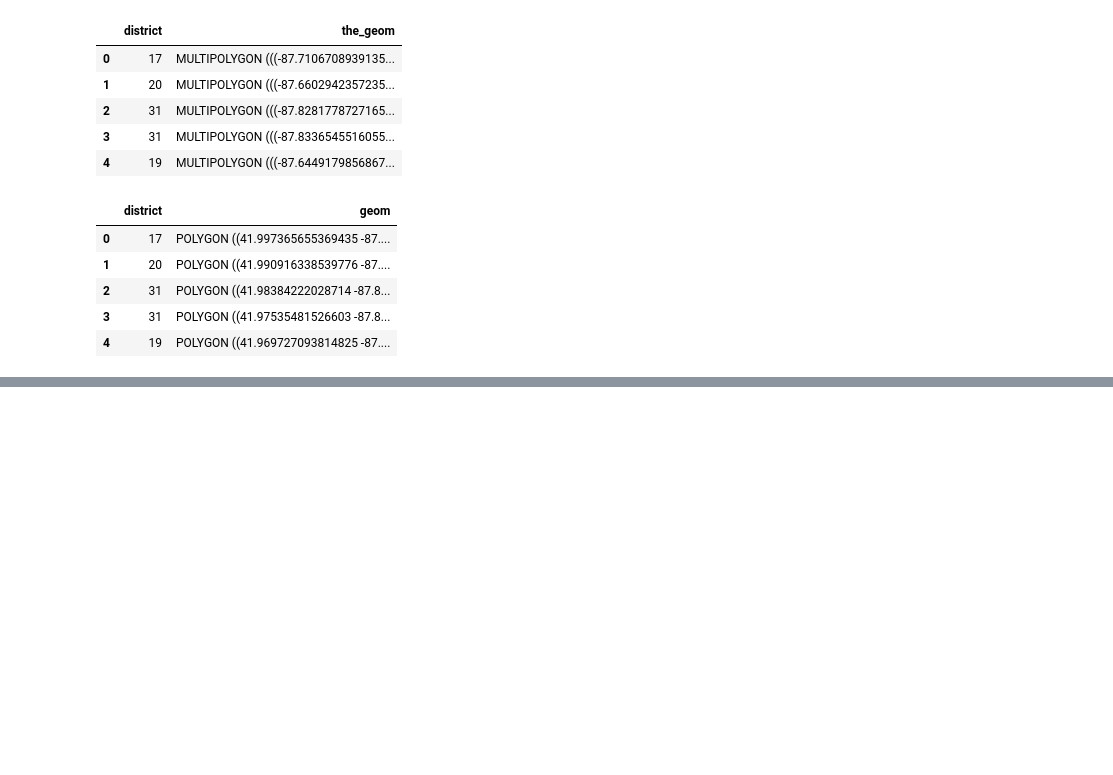
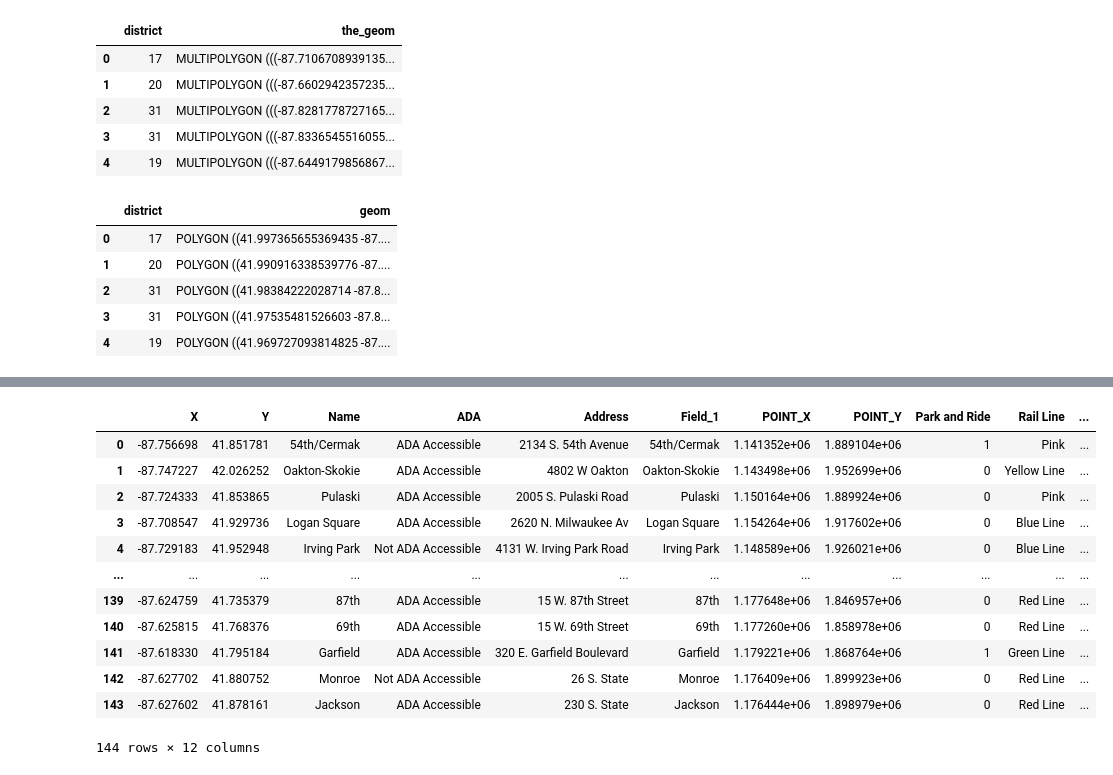
Before and after one commit to evanameyer1/Uncovering-New-Factors-In-Chicago-Crime-through-Regression-Models, a Jupyter notebook: models/notebooks/01_data_cleaning.ipynb, the cells around one changed output, grey strips where cells are left out. Saved outputs shown, nothing was run; the diff lists cells and outputs as text; code cells hidden in the pictures; blank space fills up the shorter version.

```diff
--- a/models/notebooks/01_data_cleaning.ipynb
+++ b/models/notebooks/01_data_cleaning.ipynb
@@ -1612,0 +1347,18 @@ raw_police_districts.to_csv('../../data/processed/clean_police_districts.csv', i
+# %%
+raw_train_stations = pd.read_csv('../../data/raw/raw_train_stations.csv')
+# %%
+raw_train_stations
+# %% [output]
+|  | X | Y | Name | ADA | Address | Field_1 | POINT_X | POINT_Y | Park and Ride | Rail Line | ... |
+| 0 | -87.756698 | 41.851781 | 54th/Cermak | ADA Accessible | 2134 S. 54th Avenue | 54th/Cermak | 1.141352e+06 | 1.889104e+06 | 1 | Pink | ... |
+| 1 | -87.747227 | 42.026252 | Oakton-Skokie | ADA Accessible | 4802 W Oakton | Oakton-Skokie | 1.143498e+06 | 1.952699e+06 | 0 | Yellow Line | ... |
+| 2 | -87.724333 | 41.853865 | Pulaski | ADA Accessible | 2005 S. Pulaski Road | Pulaski | 1.150164e+06 | 1.889924e+06 | 0 | Pink | ... |
+| 3 | -87.708547 | 41.929736 | Logan Square | ADA Accessible | 2620 N. Milwaukee Av | Logan Square | 1.154264e+06 | 1.917602e+06 | 0 | Blue Line | ... |
+| 4 | -87.729183 | 41.952948 | Irving Park | Not ADA Accessible | 4131 W. Irving Park Road | Irving Park | 1.148589e+06 | 1.926021e+06 | 0 | Blue Line | ... |
+| ... | ... | ... | ... | ... | ... | ... | ... | ... | ... | ... | ... |
+| 139 | -87.624759 | 41.735379 | 87th | ADA Accessible | 15 W. 87th Street | 87th | 1.177648e+06 | 1.846957e+06 | 0 | Red Line | ... |
+| 140 | -87.625815 | 41.768376 | 69th | ADA Accessible | 15 W. 69th Street | 69th | 1.177260e+06 | 1.858978e+06 | 0 | Red Line | ... |
+| 141 | -87.618330 | 41.795184 | Garfield | ADA Accessible | 320 E. Garfield Boulevard | Garfield | 1.179221e+06 | 1.868764e+06 | 1 | Green Line | ... |
+| 142 | -87.627702 | 41.880752 | Monroe | Not ADA Accessible | 26 S. State | Monroe | 1.176409e+06 | 1.899923e+06 | 0 | Red Line | ... |
+| 143 | -87.627602 | 41.878161 | Jackson | ADA Accessible | 230 S. State | Jackson | 1.176444e+06 | 1.898979e+06 | 0 | Red Line | ... |
+144 rows × 12 columns
```
Also changed, not shown: parts of 43 cells of this notebook, 1 other file.
